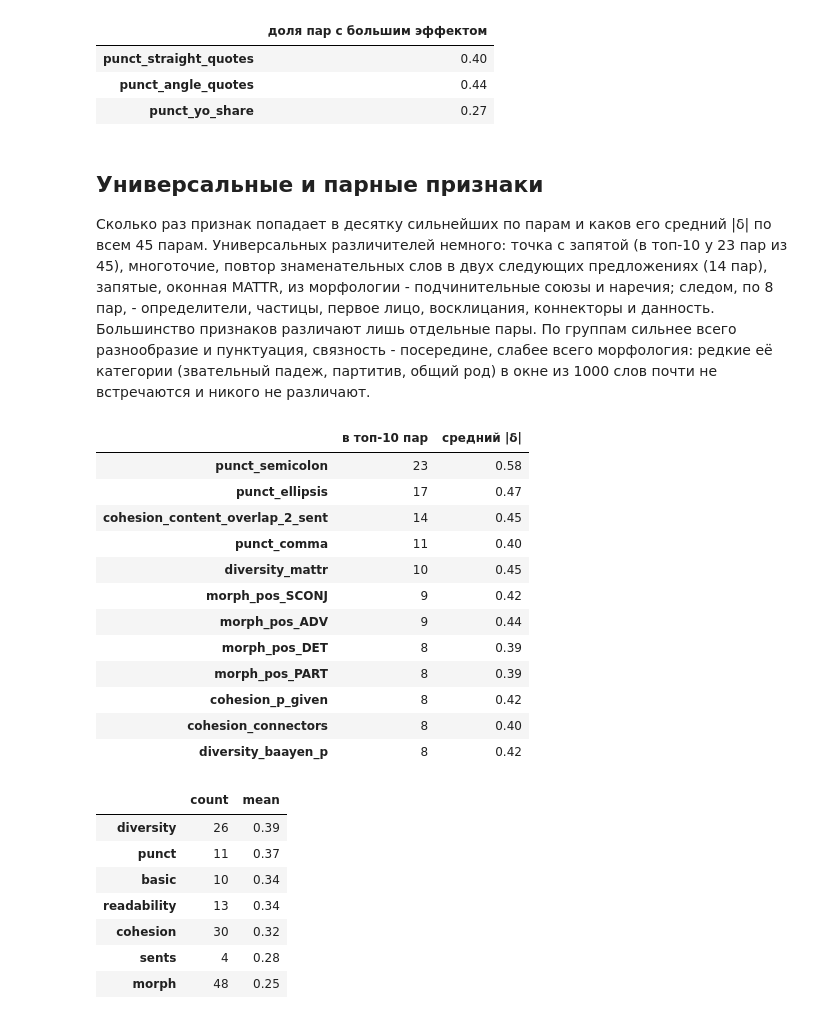
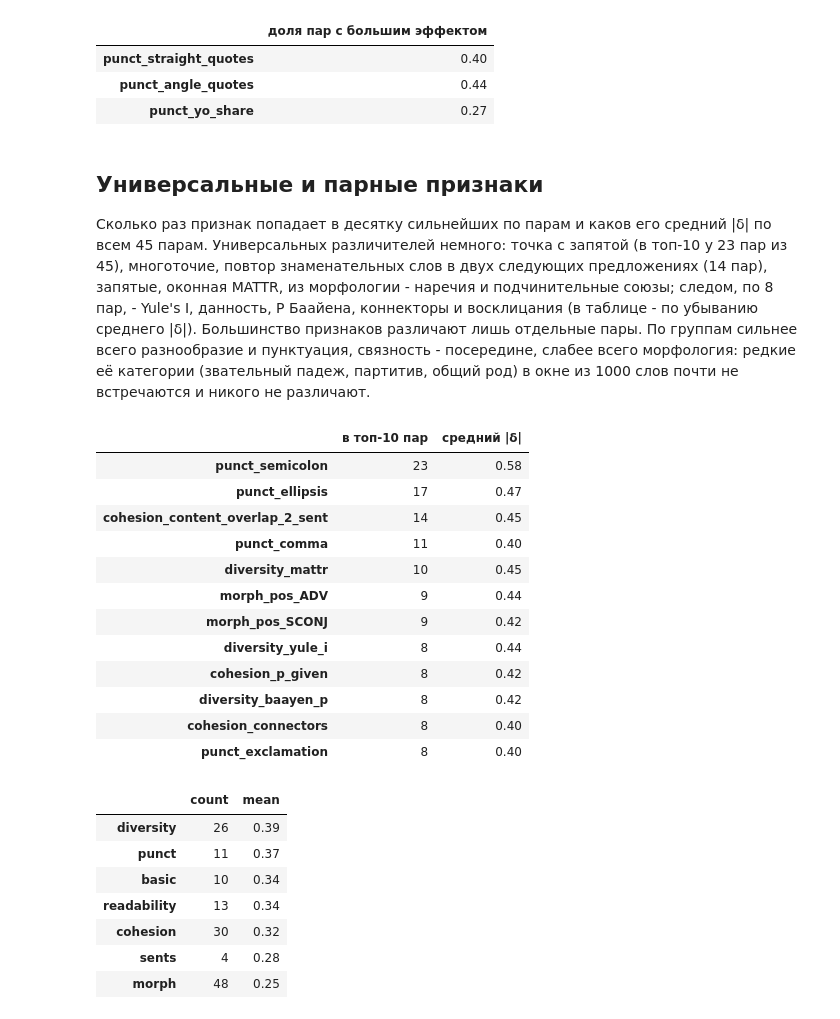
Before and after one commit to SergeyShk/ruTS, a Jupyter notebook: examples/03_prose_authors.ipynb, the cells around one changed output. Saved outputs shown, nothing was run; the diff lists cells and outputs as text; code cells hidden in the pictures.

```diff
--- a/examples/03_prose_authors.ipynb
+++ b/examples/03_prose_authors.ipynb
@@ -265,31 +265,31 @@ editorial_share.round(2).to_frame("доля пар с большим эффек
 # %% [markdown]
 ## Универсальные и парные признаки
 
-Сколько раз признак попадает в десятку сильнейших по парам и каков его средний |δ| по всем 45 парам. Универсальных различителей немного: точка с запятой (в топ-10 у 23 пар из 45), многоточие, повтор знаменательных слов в двух следующих предложениях (14 пар), запятые, оконная MATTR, из морфологии - подчинительные союзы и наречия; следом, по 8 пар, - определители, частицы, первое лицо, восклицания, коннекторы и данность. Большинство признаков различают лишь отдельные пары. По группам сильнее всего разнообразие и пунктуация, связность - посередине, слабее всего морфология: редкие её категории (звательный падеж, партитив, общий род) в окне из 1000 слов почти не встречаются и никого не различают.
+Сколько раз признак попадает в десятку сильнейших по парам и каков его средний |δ| по всем 45 парам. Универсальных различителей немного: точка с запятой (в топ-10 у 23 пар из 45), многоточие, повтор знаменательных слов в двух следующих предложениях (14 пар), запятые, оконная MATTR, из морфологии - наречия и подчинительные союзы; следом, по 8 пар, - Yule's I, данность, P Баайена, коннекторы и восклицания (в таблице - по убыванию среднего |δ|). Большинство признаков различают лишь отдельные пары. По группам сильнее всего разнообразие и пунктуация, связность - посередине, слабее всего морфология: редкие её категории (звательный падеж, партитив, общий род) в окне из 1000 слов почти не встречаются и никого не различают.
 # %%
 style = deltas.drop(index=EDITORIAL)
 in_top10 = pd.Series(0, index=style.index, dtype=int)
 for pair in pairs:
     column = style[pair].dropna()
     in_top10[column.abs().sort_values(ascending=False).head(10).index] += 1
 summary = pd.DataFrame(
     {"в топ-10 пар": in_top10, "средний |δ|": style.abs().mean(axis=1)}
-).sort_values("в топ-10 пар", ascending=False)
+).sort_values(["в топ-10 пар", "средний |δ|"], ascending=False)
 summary.head(12).round(2)
 # %% [output]
 |  | в топ-10 пар | средний |δ| |
 | punct_semicolon | 23 | 0.58 |
 | punct_ellipsis | 17 | 0.47 |
 | cohesion_content_overlap_2_sent | 14 | 0.45 |
 | punct_comma | 11 | 0.40 |
 | diversity_mattr | 10 | 0.45 |
+| morph_pos_ADV | 9 | 0.44 |
 | morph_pos_SCONJ | 9 | 0.42 |
-| morph_pos_ADV | 9 | 0.44 |
-| morph_pos_DET | 8 | 0.39 |
-| morph_pos_PART | 8 | 0.39 |
+| diversity_yule_i | 8 | 0.44 |
 | cohesion_p_given | 8 | 0.42 |
+| diversity_baayen_p | 8 | 0.42 |
 | cohesion_connectors | 8 | 0.40 |
-| diversity_baayen_p | 8 | 0.42 |
+| punct_exclamation | 8 | 0.40 |
 # %%
 groups = summary.index.str.split("_").str[0]
 by_group = summary.groupby(groups)["средний |δ|"].agg(["count", "mean"])
```
Also changed, not shown: 11 other files.
